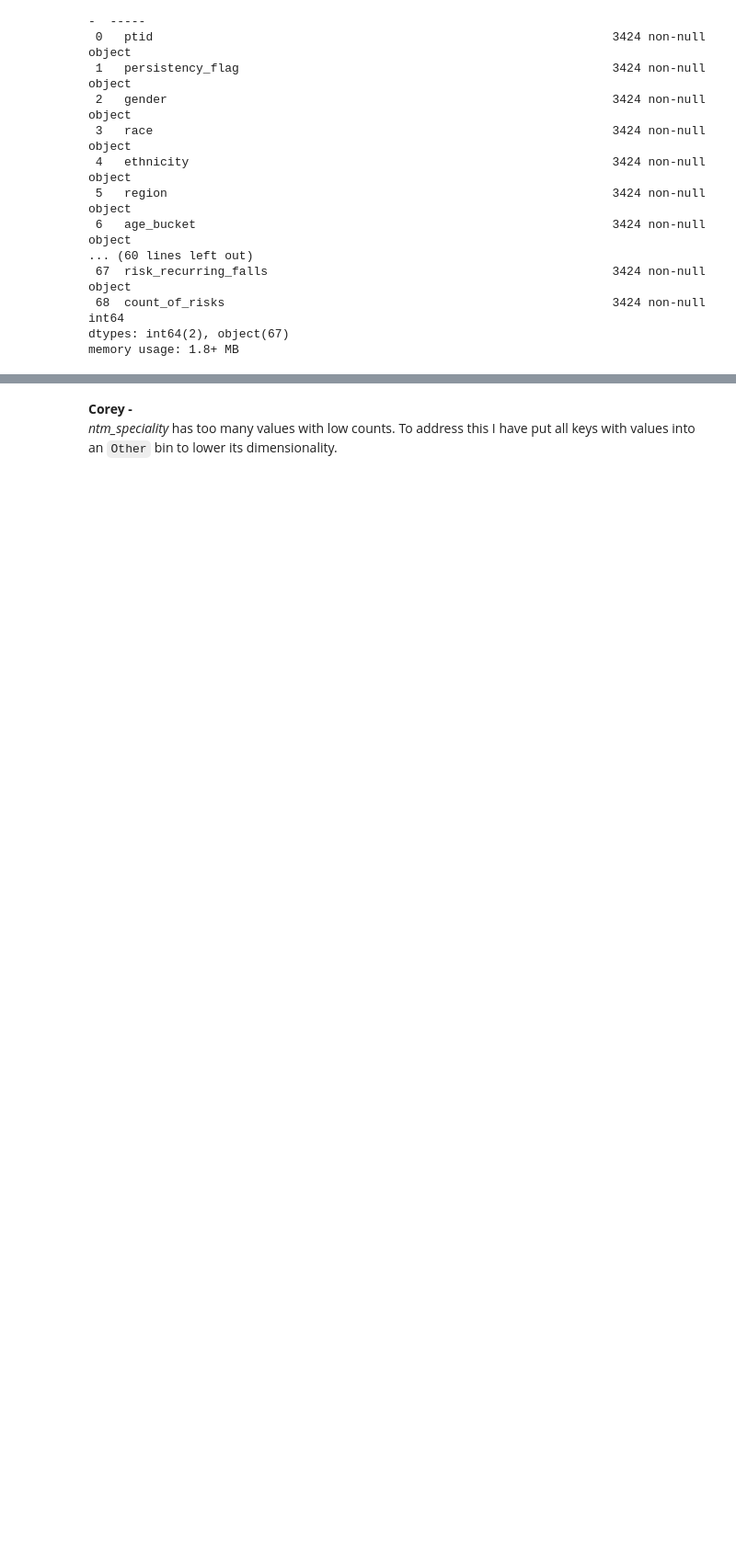
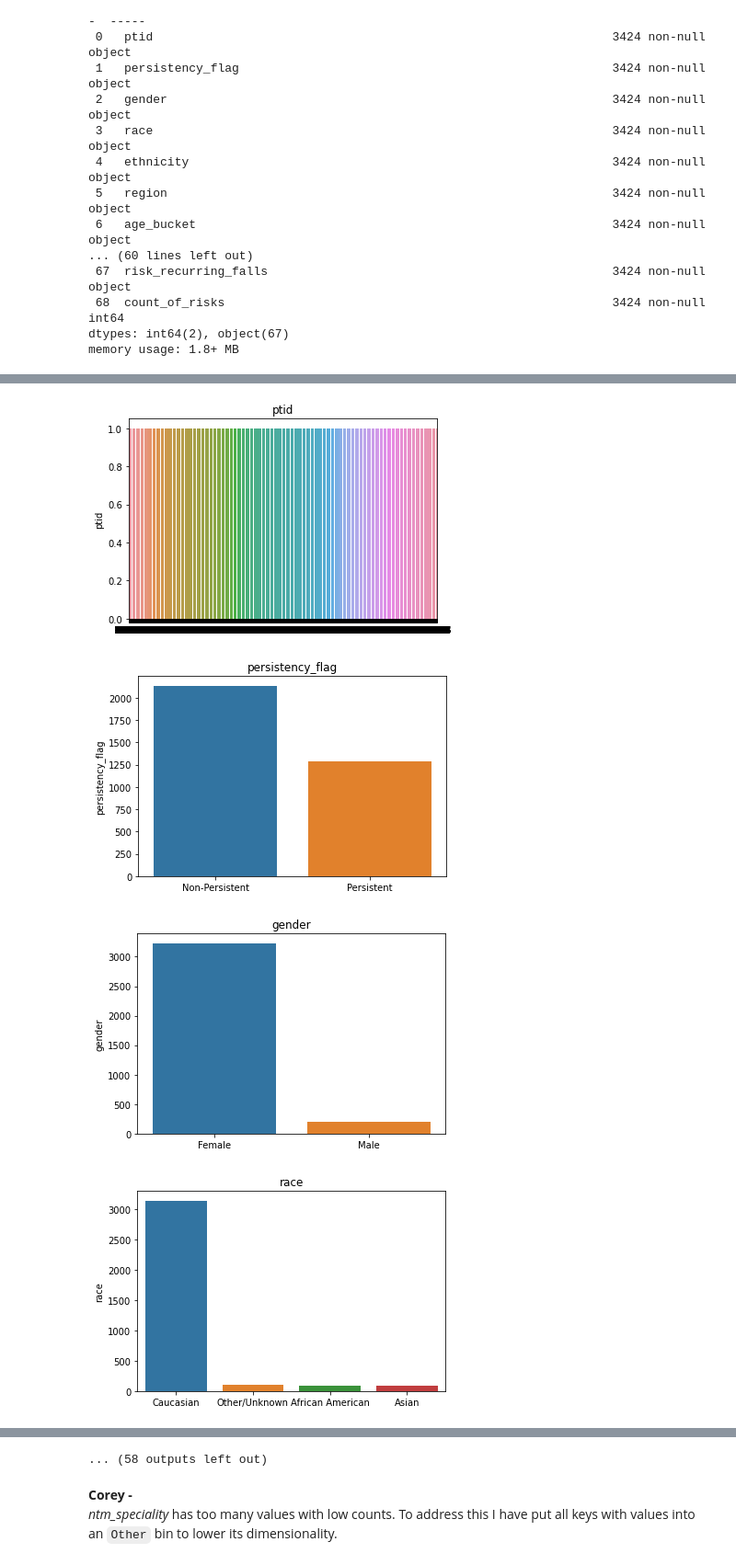
Before and after one commit to TheHamhams/dg_group_project, a Jupyter notebook: EDA.ipynb, the cells around one changed output, grey strips where cells are left out. Shown: that part at 92% size. Cells and saved outputs as stored; diff of their text form; code cells hidden in the pictures; blank space fills up the shorter version.

```diff
--- a/EDA.ipynb
+++ b/EDA.ipynb
@@ -122,0 +87,7 @@ for i in data.columns:
+# %%
+util.columns_graph(data)
+# %% [output]
+[figure, added]
+[figure, added]
+[figure, added]
+[figure, added]
@@ -123,3 +102,4 @@ for i in data.columns:
+... (58 outputs left out)
 # %% [markdown]
 **Corey -** <br>
 *ntm_speciality* has too many values with low counts. To address this I have put all keys with values into an `Other` bin to lower its dimensionality.
```
Also changed, not shown: parts of 14 cells of this notebook, 1 other file.
